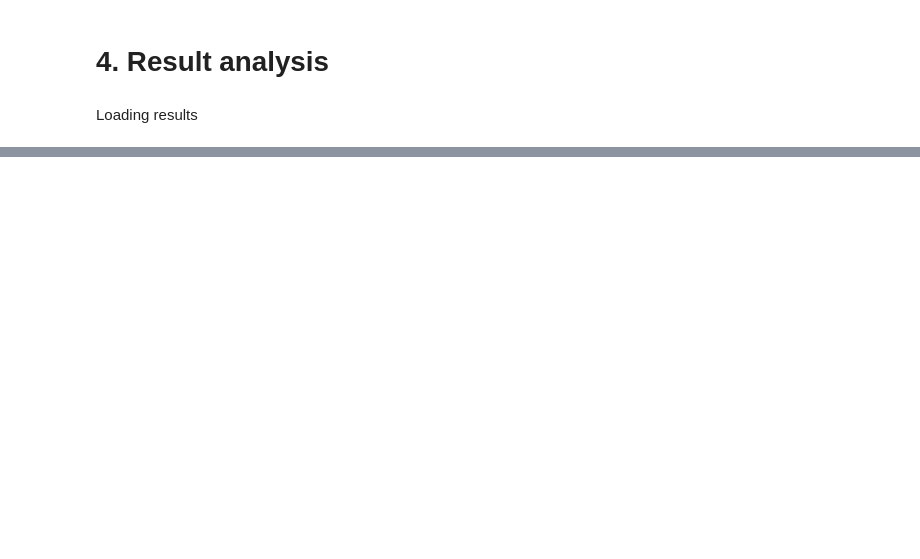
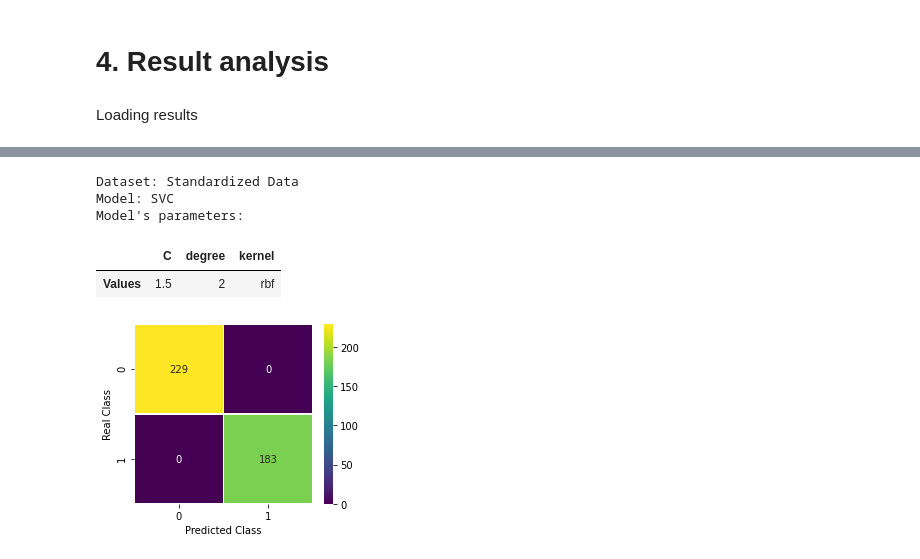
Before and after one commit to DominguesPH/ES, a Jupyter notebook: uci_banknote_authentication_classification.ipynb, the cells around one changed output, grey strips where cells are left out. Drawn from its saved outputs; the diff is of its cells as text; code cells hidden in the pictures; blank space fills up the shorter version.

```diff
--- a/uci_banknote_authentication_classification.ipynb
+++ b/uci_banknote_authentication_classification.ipynb
@@ -598,0 +449,9 @@ loaded_results.analyse()
+# %%
+loaded_predictions.confusion_matrix_for_id(13)
+# %% [output]
+Dataset: Standardized Data
+Model: SVC
+Model's parameters:
+|  | C | degree | kernel |
+| Values | 1.5 | 2 | rbf |
+[figure, added]
```
Also changed, not shown: parts of 27 cells of this notebook, 3 other files.
